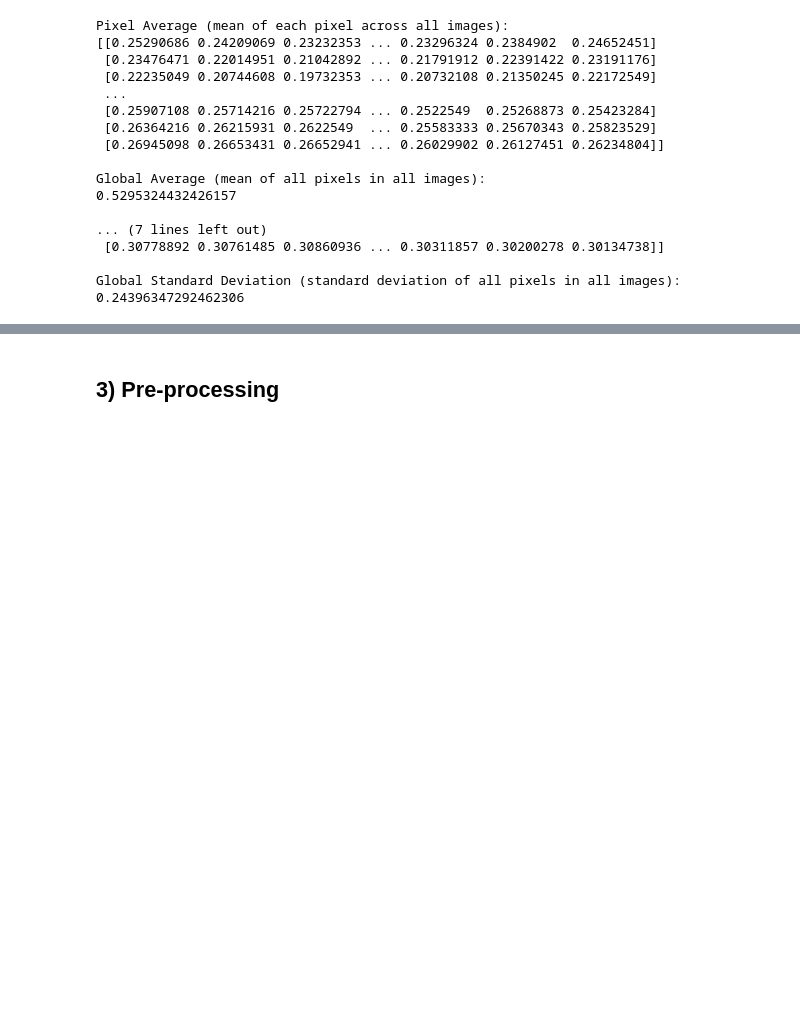
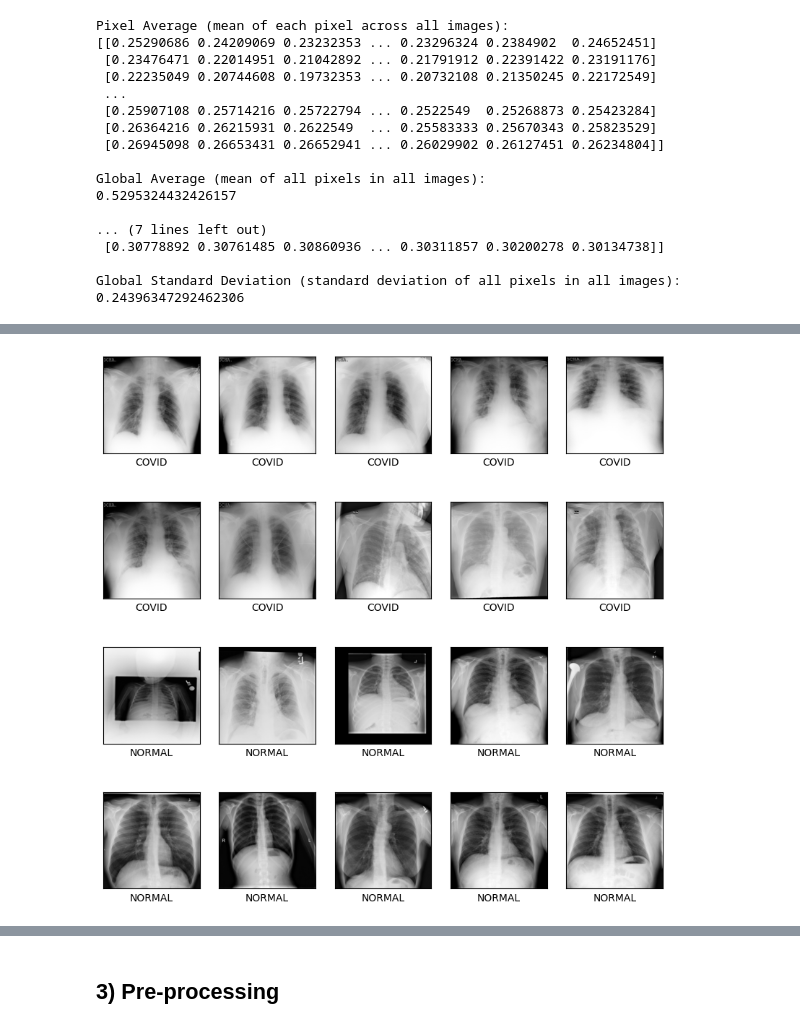
Before and after one commit to Lucmeister55/AI-project, a Jupyter notebook: notebooks/task1.ipynb, the cells around one changed output, grey strips where cells are left out. Cells and saved outputs as stored; diff of their text form; code cells hidden in the pictures; blank space fills up the shorter version.

```diff
--- a/notebooks/task1.ipynb
+++ b/notebooks/task1.ipynb
@@ -88,0 +158,13 @@ Global Standard Deviation (standard deviation of all pixels in all images):
+# %%
+# Plot a few samples from each class with the corresponding label (COVID/normal).
+plt.figure(figsize=(10,10))
+for plotid, i in enumerate(list(range(10)) + list(range(100, 110))):
+    plt.subplot(4, 5, plotid+1)
+    plt.xticks([])
+    plt.yticks([])
+    plt.grid(False)
+    plt.imshow(X_test[i], cmap="gray")
+    plt.xlabel(y_test[i])
+plt.show()
+# %% [output]
+[figure, added]
```
Also changed, not shown: parts of 11 cells of this notebook.
